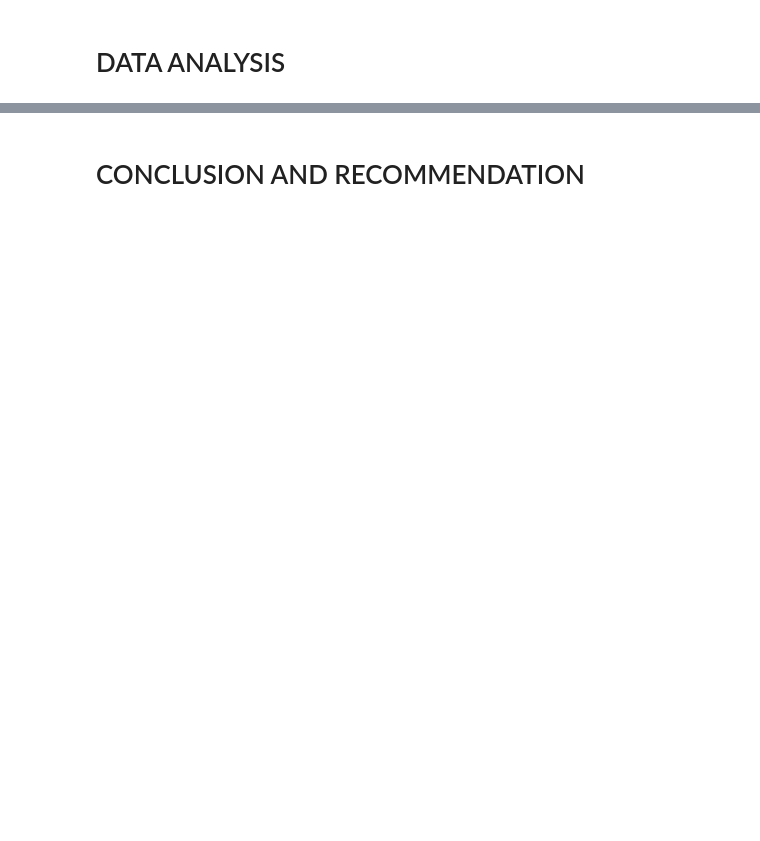
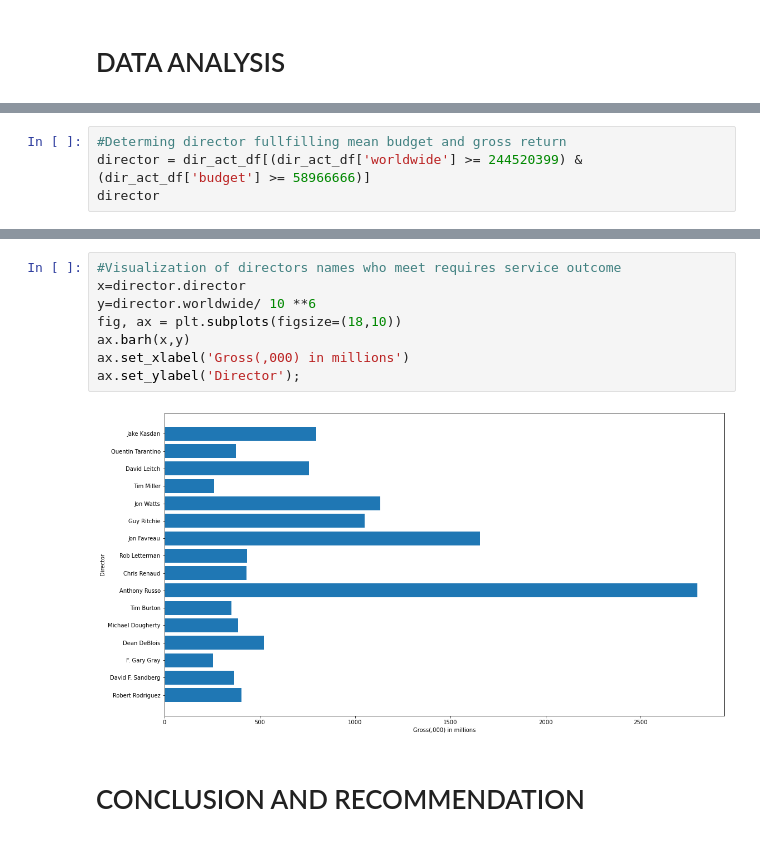
Before and after one commit to BemuelTowett/PHASE1-PROJECT, a Jupyter notebook: Microsoft Project.ipynb, the cells around one changed output, grey strips where cells are left out. Saved outputs shown, nothing was run; the diff lists cells and outputs as text; blank space fills up the shorter version.

```diff
--- a/Microsoft Project.ipynb
+++ b/Microsoft Project.ipynb
@@ -24,0 +214,4 @@
+# %%
+#Determing director fullfilling mean budget and gross return
+director = dir_act_df[(dir_act_df['worldwide'] >= 244520399) & (dir_act_df['budget'] >= 58966666)]
+director
@@ -25,2 +236,12 @@
+# %%
+#Visualization of directors names who meet requires service outcome
+x=director.director
+y=director.worldwide/ 10 **6
+fig, ax = plt.subplots(figsize=(18,10))
+ax.barh(x,y)
+ax.set_xlabel('Gross(,000) in millions')
+ax.set_ylabel('Director');
+# %% [output]
+[figure, added]
 # %% [markdown]
 # CONCLUSION AND RECOMMENDATION
```
Also changed, not shown: parts of 19 cells of this notebook, 2 other files.
